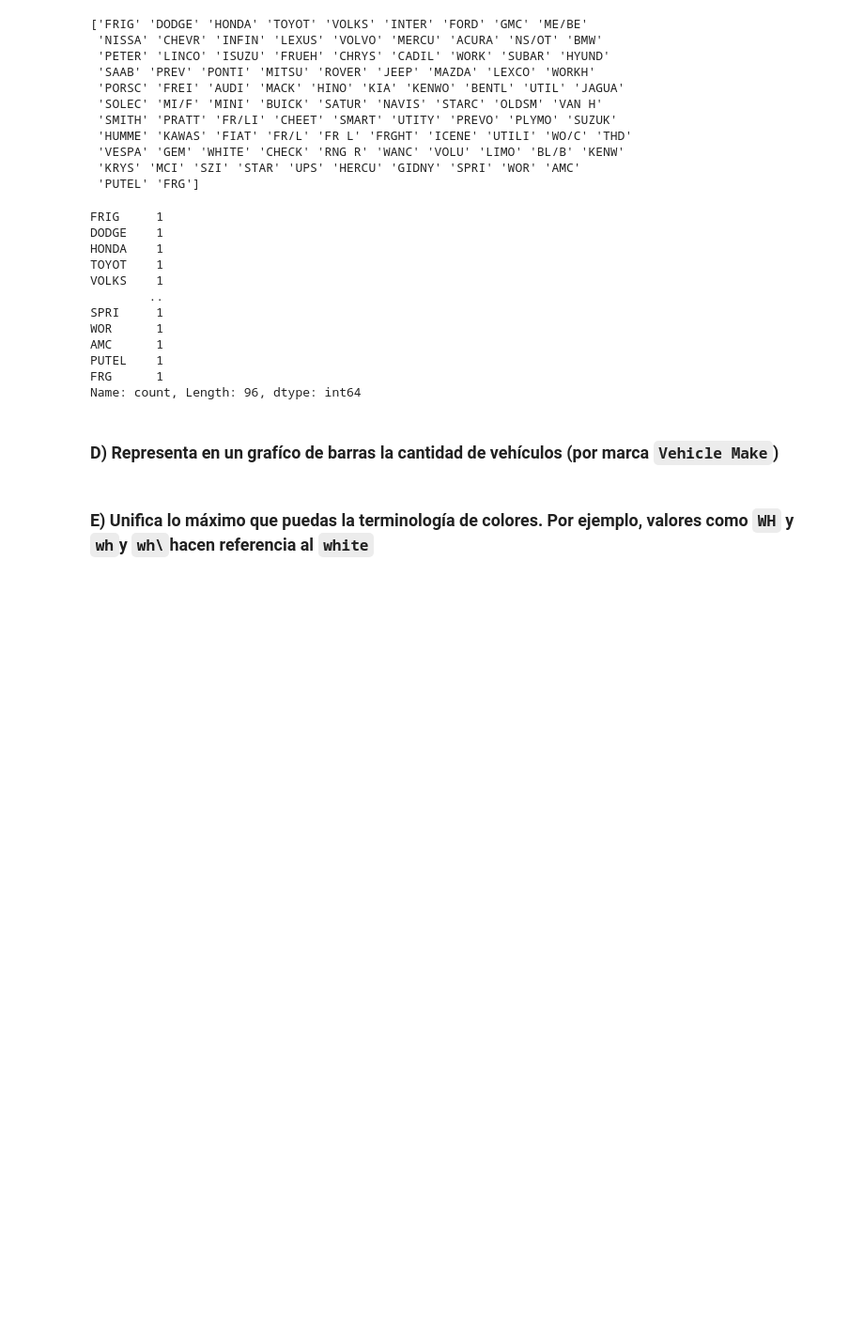
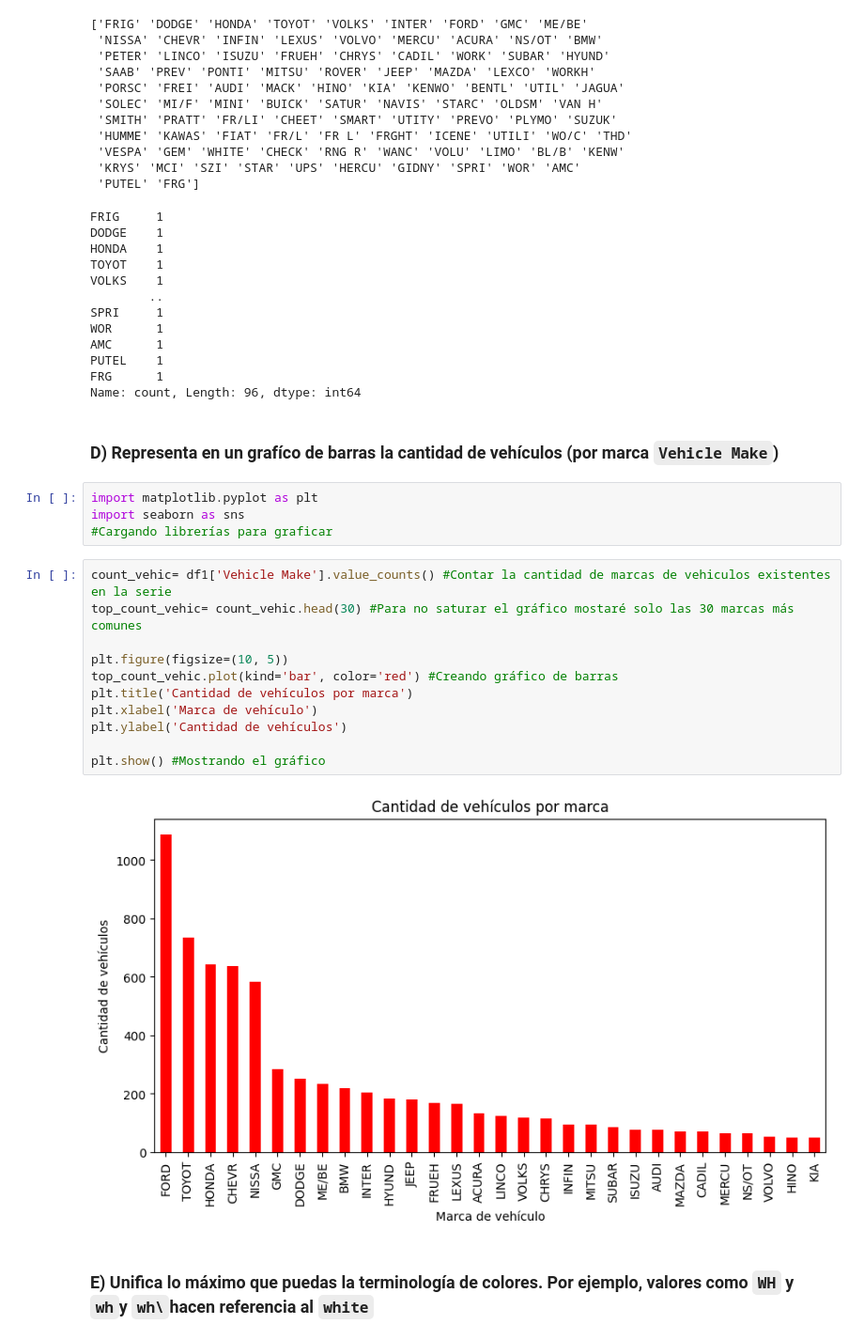
Before and after one commit to santiagohdq/proyectopandas, a Jupyter notebook: ProyectoPandas_Github.ipynb, the cells around one changed output. Shown at 94% size. Saved outputs shown, nothing was run; the diff lists cells and outputs as text; blank space fills up the shorter version.

```diff
--- a/ProyectoPandas_Github.ipynb
+++ b/ProyectoPandas_Github.ipynb
@@ -146,5 +146,22 @@ FRG      1
 Name: count, Length: 96, dtype: int64
 # %% [markdown]
 ### D) Representa en un grafíco de barras la cantidad de vehículos (por marca `Vehicle Make`)
+# %%
+import matplotlib.pyplot as plt
+import seaborn as sns
+#Cargando librerías para graficar
+# %%
+count_vehic= df1['Vehicle Make'].value_counts() #Contar la cantidad de marcas de vehiculos existentes en la serie
+top_count_vehic= count_vehic.head(30) #Para no saturar el gráfico mostaré solo las 30 marcas más comunes
+
+plt.figure(figsize=(10, 5))
+top_count_vehic.plot(kind='bar', color='red') #Creando gráfico de barras
+plt.title('Cantidad de vehículos por marca')
+plt.xlabel('Marca de vehículo')
+plt.ylabel('Cantidad de vehículos')
+
+plt.show() #Mostrando el gráfico
+# %% [output]
+[figure, added]
 # %% [markdown]
 ### E) Unifica lo máximo que puedas la terminología de colores. Por ejemplo, valores como `WH` y `wh`y `wh\`hacen referencia al `white`
```
Also changed, not shown: parts of 3 cells of this notebook, 1 other file.
